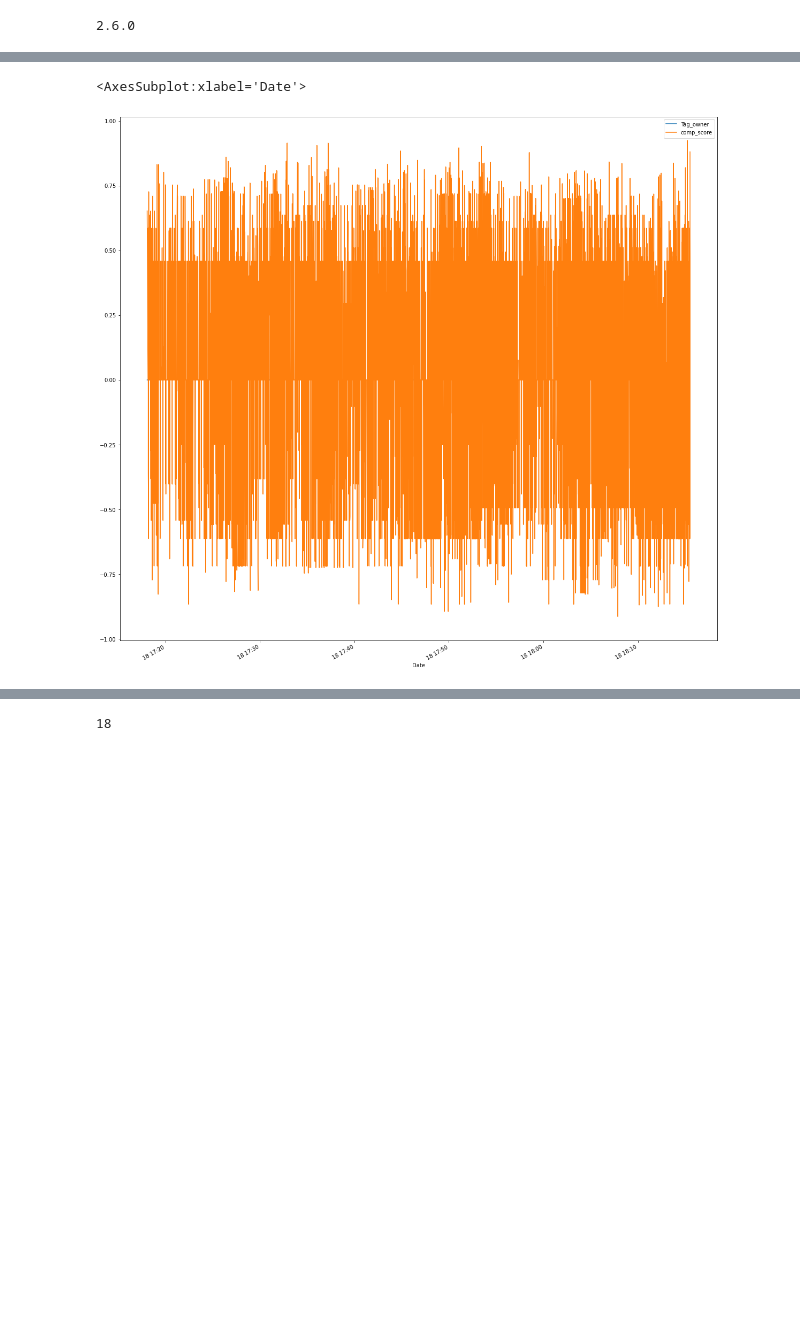
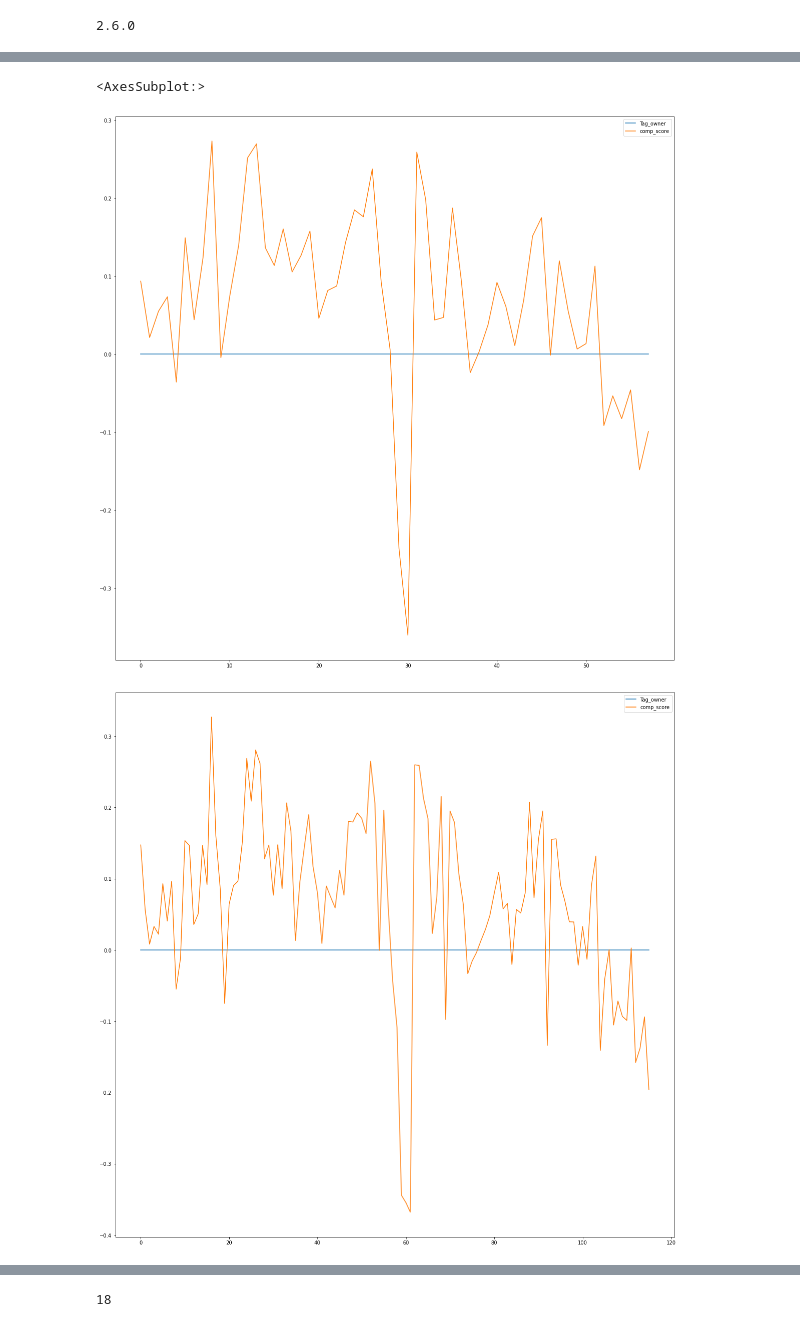
Before and after one commit to gmchinchayan/DLD-Gustavo, a Jupyter notebook: DS_Files/SentimentAnalysis/RNN Time Series Attempt.ipynb, the cells around one changed output, grey strips where cells are left out. Drawn from its saved outputs; the diff is of its cells as text; code cells hidden in the pictures; blank space fills up the shorter version.

Commit message:
Add the different plot for the average data sets

```diff
--- a/DS_Files/SentimentAnalysis/RNN Time Series Attempt.ipynb
+++ b/DS_Files/SentimentAnalysis/RNN Time Series Attempt.ipynb
@@ -10,8 +10,13 @@ import numpy as np
 import matplotlib.pyplot as plt
 
 %matplotlib inline
+# %%
+documentName = 'chatriotgames101821'
+folderName = '/ChatLogs/chatriotgames/'
 # %%
-df = pd.read_csv('../ChatLogs/riotgames_vader.csv', parse_dates=True, index_col='Date')
+df = pd.read_csv('..'+ folderName + documentName + 'AverageMinute' + '.csv')
+df2 = pd.read_csv('..'+ folderName + documentName + 'Average30Second' + '.csv')
+df3 = pd.read_csv('..'+ folderName + documentName + 'Average10Second' + '.csv')
 # %%
 df.head()
 # %% [output]
@@ -61,5 +44,8 @@ Name: comp_score, Length: 100, dtype: float64
 # %%
 df.plot(figsize=(20, 20))
+df2.plot(figsize=(20, 20))
+df3.plot(figsize=(20, 20))
 # %% [output]
-<AxesSubplot:xlabel='Date'>
+<AxesSubplot:>
-[figure, old version]
+[figure, new version]
+[figure, added]
```
Also changed, not shown: parts of 8 cells of this notebook.
